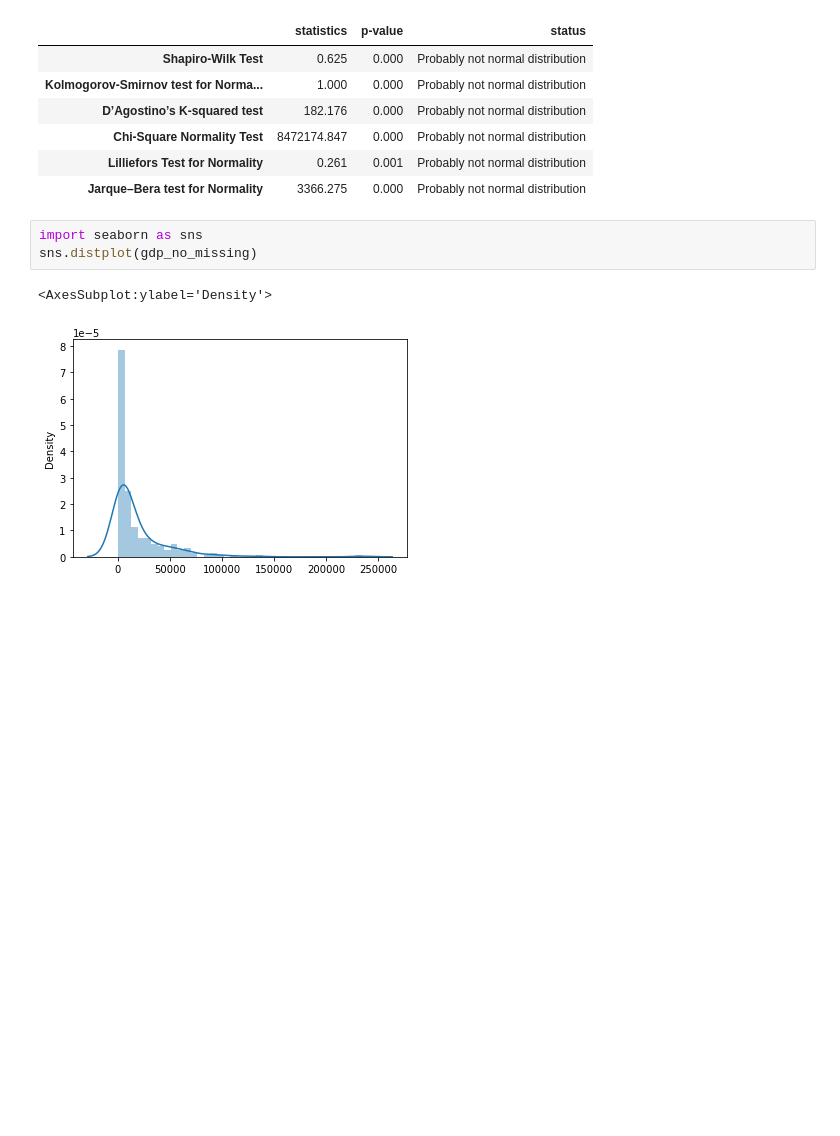
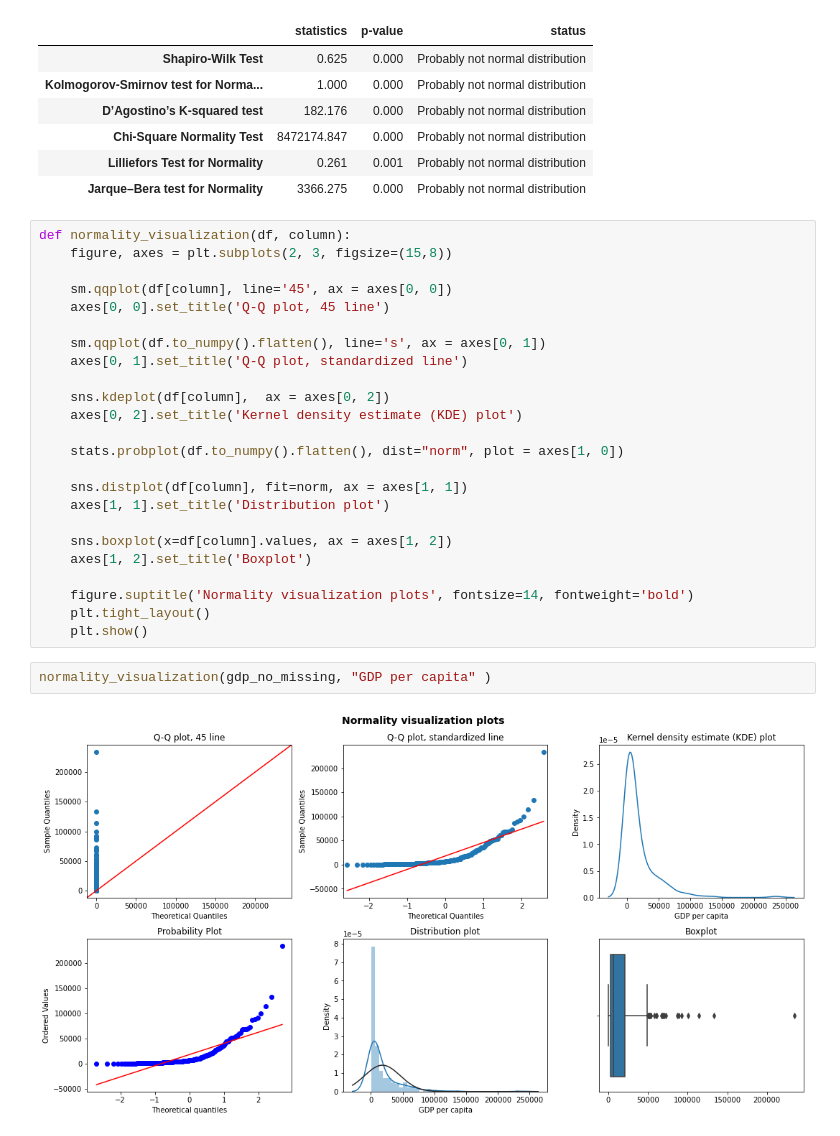
Before and after one commit to StefanRaychev/Data-transformation-techniques, a Jupyter notebook: Data transformation.ipynb, the cells around one changed output. Cells and saved outputs as stored; diff of their text form; blank space fills up the shorter version.

```diff
--- a/Data transformation.ipynb
+++ b/Data transformation.ipynb
@@ -247,9 +249,31 @@ normality_tests(gdp_no_missing)
 | Chi-Square Normality Test | 8472174.847 | 0.000 | Probably not normal distribution |
 | Lilliefors Test for Normality | 0.261 | 0.001 | Probably not normal distribution |
 | Jarque–Bera test for Normality | 3366.275 | 0.000 | Probably not normal distribution |
-# %%
-import seaborn as sns
-sns.distplot(gdp_no_missing)
-# %% [output]
-<AxesSubplot:ylabel='Density'>
-[figure, removed]
+# %%
+def normality_visualization(df, column):
+    figure, axes = plt.subplots(2, 3, figsize=(15,8))
+
+    sm.qqplot(df[column], line='45', ax = axes[0, 0])
+    axes[0, 0].set_title('Q-Q plot, 45 line')
+
+    sm.qqplot(df.to_numpy().flatten(), line='s', ax = axes[0, 1])
+    axes[0, 1].set_title('Q-Q plot, standardized line')
+
+    sns.kdeplot(df[column],  ax = axes[0, 2])
+    axes[0, 2].set_title('Kernel density estimate (KDE) plot')
+
+    stats.probplot(df.to_numpy().flatten(), dist="norm", plot = axes[1, 0])
+
+    sns.distplot(df[column], fit=norm, ax = axes[1, 1])
+    axes[1, 1].set_title('Distribution plot')
+
+    sns.boxplot(x=df[column].values, ax = axes[1, 2])
+    axes[1, 2].set_title('Boxplot')
+
+    figure.suptitle('Normality visualization plots', fontsize=14, fontweight='bold')
+    plt.tight_layout()
+    plt.show()
+# %%
+normality_visualization(gdp_no_missing, "GDP per capita" )
+# %% [output]
+[figure, added]
```
Also changed, not shown: parts of 1 cell of this notebook.
